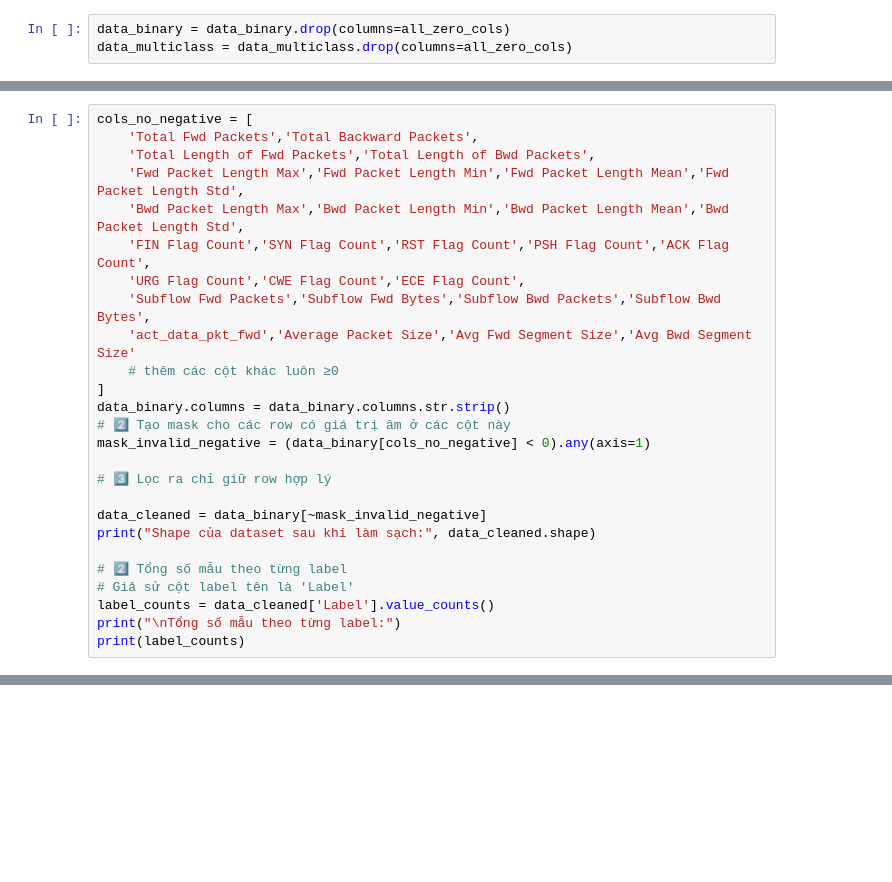
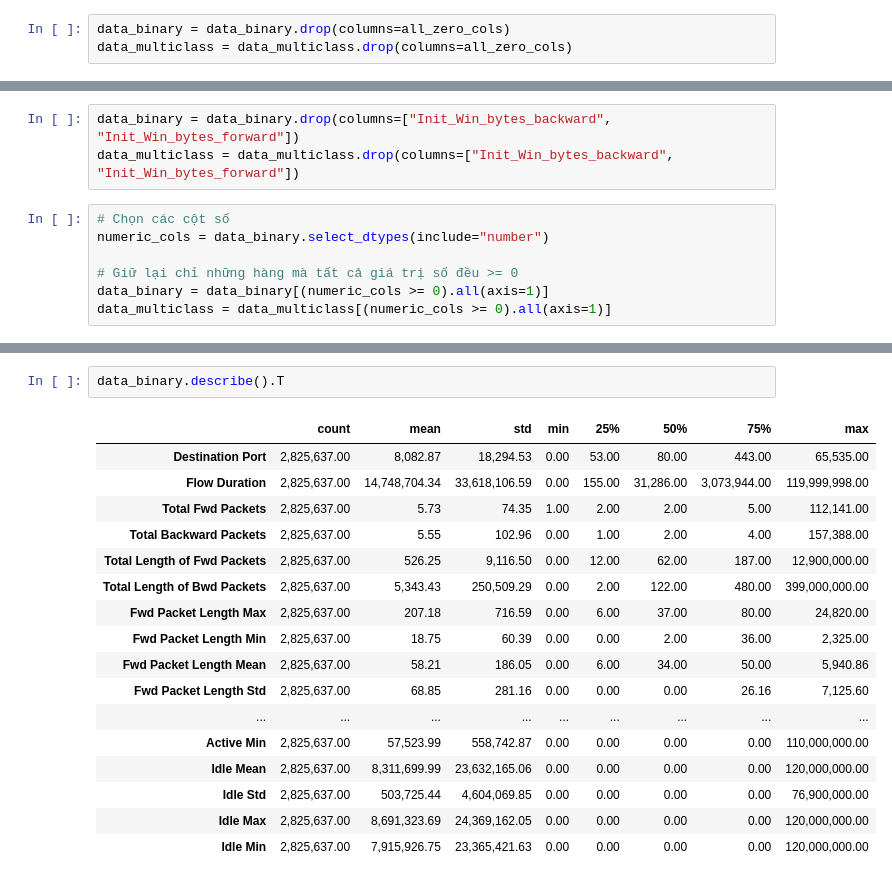
Before and after one commit to TienThanh-dev/intrusion-detection-systems, a Jupyter notebook: preprocessing_data.ipynb, the cells around one changed output, grey strips where cells are left out. Drawn from its saved outputs; the diff is of its cells as text; blank space fills up the shorter version.

```diff
--- a/preprocessing_data.ipynb
+++ b/preprocessing_data.ipynb
@@ -90,26 +71,0 @@ summary.to_csv("summary_after_removing_zero_columns.csv", index=True, encoding="
-# %%
-cols_no_negative = [
-    'Total Fwd Packets','Total Backward Packets',
-    'Total Length of Fwd Packets','Total Length of Bwd Packets',
-    'Fwd Packet Length Max','Fwd Packet Length Min','Fwd Packet Length Mean','Fwd Packet Length Std',
-    'Bwd Packet Length Max','Bwd Packet Length Min','Bwd Packet Length Mean','Bwd Packet Length Std',
-    'FIN Flag Count','SYN Flag Count','RST Flag Count','PSH Flag Count','ACK Flag Count',
-    'URG Flag Count','CWE Flag Count','ECE Flag Count',
-    'Subflow Fwd Packets','Subflow Fwd Bytes','Subflow Bwd Packets','Subflow Bwd Bytes',
-    'act_data_pkt_fwd','Average Packet Size','Avg Fwd Segment Size','Avg Bwd Segment Size'
-    # thêm các cột khác luôn ≥0
-]
-data_binary.columns = data_binary.columns.str.strip()
-# 2️⃣ Tạo mask cho các row có giá trị âm ở các cột này
-mask_invalid_negative = (data_binary[cols_no_negative] < 0).any(axis=1)
-
-# 3️⃣ Lọc ra chỉ giữ row hợp lý
-
-data_cleaned = data_binary[~mask_invalid_negative]
-print("Shape của dataset sau khi làm sạch:", data_cleaned.shape)
-
-# 2️⃣ Tổng số mẫu theo từng label
-# Giả sử cột label tên là 'Label'
-label_counts = data_cleaned['Label'].value_counts()
-print("\nTổng số mẫu theo từng label:")
-print(label_counts)
@@ -123,0 +100,10 @@ Name: count, dtype: int64
+# %%
+data_binary = data_binary.drop(columns=["Init_Win_bytes_backward", "Init_Win_bytes_forward"])
+data_multiclass = data_multiclass.drop(columns=["Init_Win_bytes_backward", "Init_Win_bytes_forward"])
+# %%
+# Chọn các cột số
+numeric_cols = data_binary.select_dtypes(include="number")
+
+# Giữ lại chỉ những hàng mà tất cả giá trị số đều >= 0
+data_binary = data_binary[(numeric_cols >= 0).all(axis=1)]
+data_multiclass = data_multiclass[(numeric_cols >= 0).all(axis=1)]
@@ -123,0 +145,20 @@ Name: count, dtype: int64
+# %%
+data_binary.describe().T
+# %% [output]
+|  | count | mean | std | min | 25% | 50% | 75% | max |
+| Destination Port | 2,825,637.00 | 8,082.87 | 18,294.53 | 0.00 | 53.00 | 80.00 | 443.00 | 65,535.00 |
+| Flow Duration | 2,825,637.00 | 14,748,704.34 | 33,618,106.59 | 0.00 | 155.00 | 31,286.00 | 3,073,944.00 | 119,999,998.00 |
+| Total Fwd Packets | 2,825,637.00 | 5.73 | 74.35 | 1.00 | 2.00 | 2.00 | 5.00 | 112,141.00 |
+| Total Backward Packets | 2,825,637.00 | 5.55 | 102.96 | 0.00 | 1.00 | 2.00 | 4.00 | 157,388.00 |
+| Total Length of Fwd Packets | 2,825,637.00 | 526.25 | 9,116.50 | 0.00 | 12.00 | 62.00 | 187.00 | 12,900,000.00 |
+| Total Length of Bwd Packets | 2,825,637.00 | 5,343.43 | 250,509.29 | 0.00 | 2.00 | 122.00 | 480.00 | 399,000,000.00 |
+| Fwd Packet Length Max | 2,825,637.00 | 207.18 | 716.59 | 0.00 | 6.00 | 37.00 | 80.00 | 24,820.00 |
+| Fwd Packet Length Min | 2,825,637.00 | 18.75 | 60.39 | 0.00 | 0.00 | 2.00 | 36.00 | 2,325.00 |
+| Fwd Packet Length Mean | 2,825,637.00 | 58.21 | 186.05 | 0.00 | 6.00 | 34.00 | 50.00 | 5,940.86 |
+| Fwd Packet Length Std | 2,825,637.00 | 68.85 | 281.16 | 0.00 | 0.00 | 0.00 | 26.16 | 7,125.60 |
+| ... | ... | ... | ... | ... | ... | ... | ... | ... |
+| Active Min | 2,825,637.00 | 57,523.99 | 558,742.87 | 0.00 | 0.00 | 0.00 | 0.00 | 110,000,000.00 |
+| Idle Mean | 2,825,637.00 | 8,311,699.99 | 23,632,165.06 | 0.00 | 0.00 | 0.00 | 0.00 | 120,000,000.00 |
+| Idle Std | 2,825,637.00 | 503,725.44 | 4,604,069.85 | 0.00 | 0.00 | 0.00 | 0.00 | 76,900,000.00 |
+| Idle Max | 2,825,637.00 | 8,691,323.69 | 24,369,162.05 | 0.00 | 0.00 | 0.00 | 0.00 | 120,000,000.00 |
+| Idle Min | 2,825,637.00 | 7,915,926.75 | 23,365,421.63 | 0.00 | 0.00 | 0.00 | 0.00 | 120,000,000.00 |
```
Also changed, not shown: parts of 13 cells of this notebook, 5 other files.
